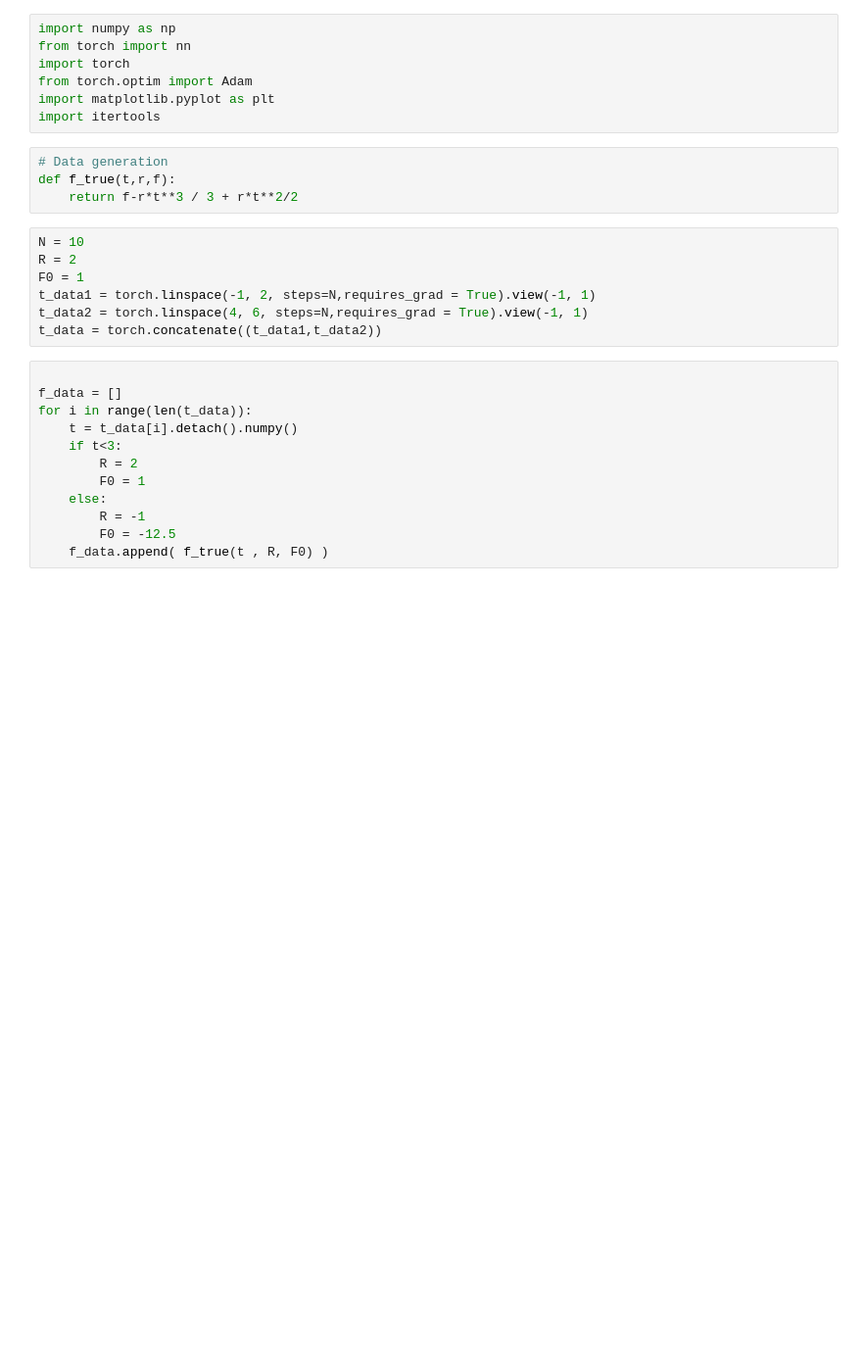
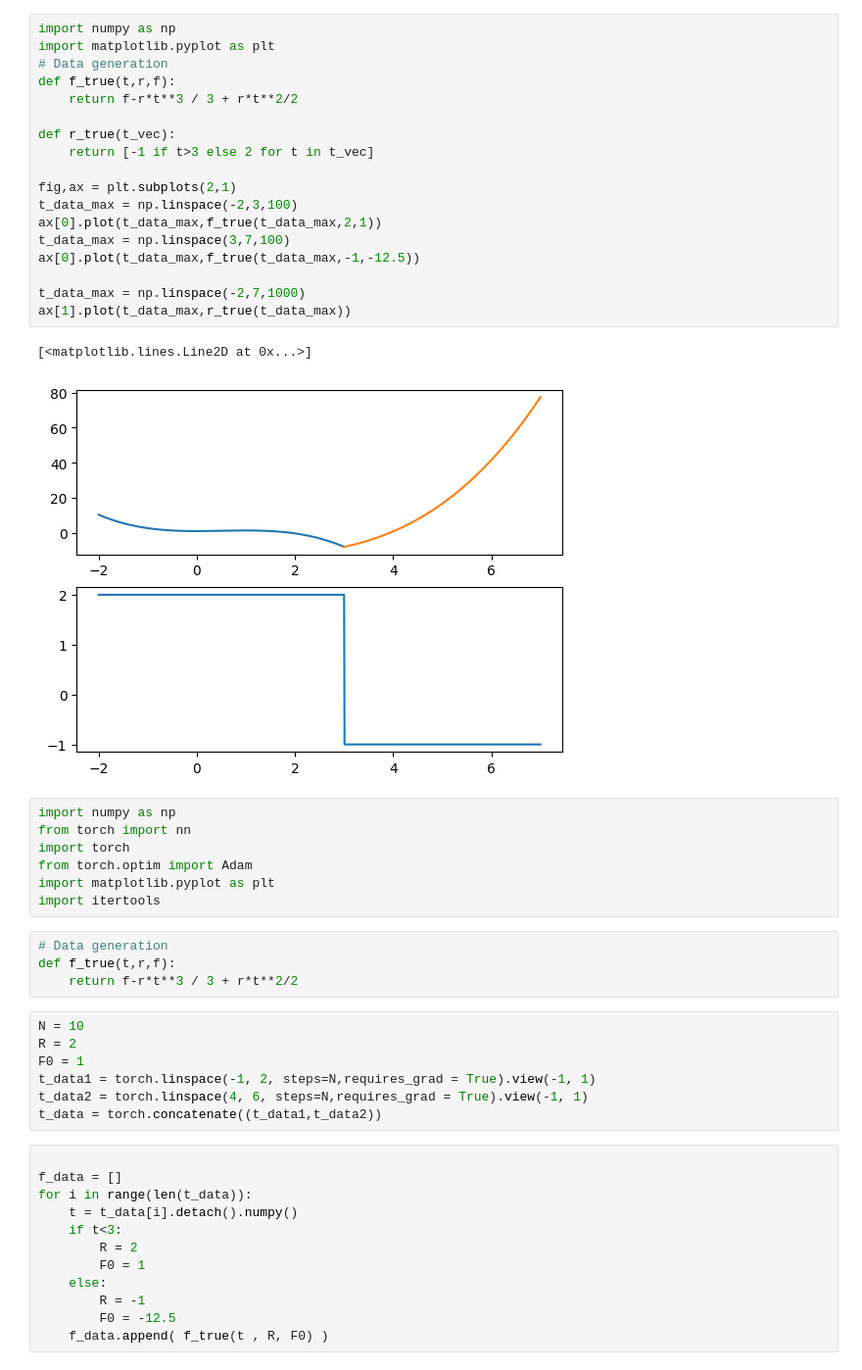
Before and after one commit to AFLgains/PINN, a Jupyter notebook: Inverse problem using a NN.ipynb, the cells around one changed output. Shown at 98% size. Cells and saved outputs as stored; diff of their text form; blank space fills up the shorter version.

```diff
--- a/Inverse problem using a NN.ipynb
+++ b/Inverse problem using a NN.ipynb
@@ -10,3 +32,24 @@ but this time we don't know what R is and we will use a NN to figure it out
+# %%
+import numpy as np
+import matplotlib.pyplot as plt
+# Data generation
+def f_true(t,r,f):
+    return f-r*t**3 / 3 + r*t**2/2
+
+def r_true(t_vec):
+    return [-1 if t>3 else 2 for t in t_vec]
+
+fig,ax = plt.subplots(2,1)
+t_data_max = np.linspace(-2,3,100)
+ax[0].plot(t_data_max,f_true(t_data_max,2,1))
+t_data_max = np.linspace(3,7,100)
+ax[0].plot(t_data_max,f_true(t_data_max,-1,-12.5))
+
+t_data_max = np.linspace(-2,7,1000)
+ax[1].plot(t_data_max,r_true(t_data_max))
+# %% [output]
+[<matplotlib.lines.Line2D at 0x...>]
+[figure, added]
 # %%
 import numpy as np
 from torch import nn
```
Also changed, not shown: parts of 8 cells of this notebook.
